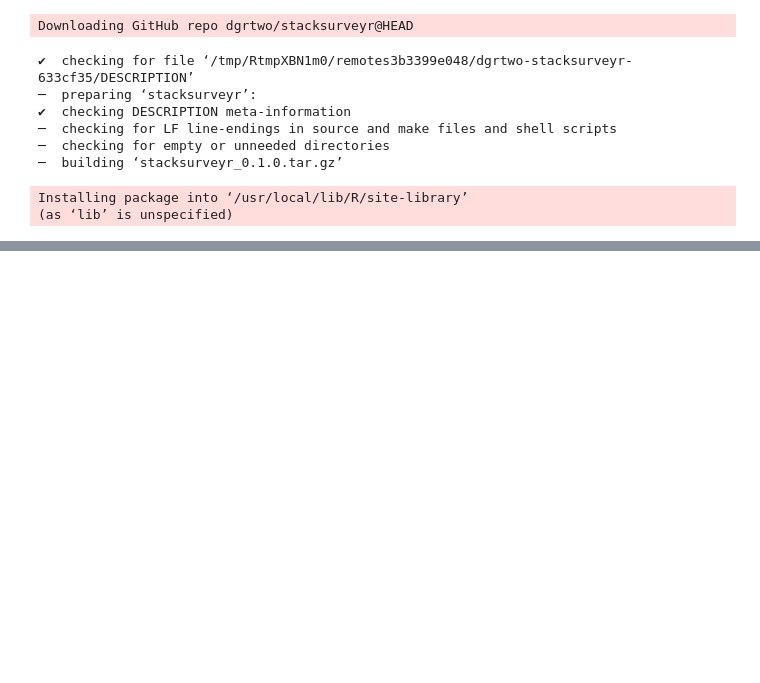
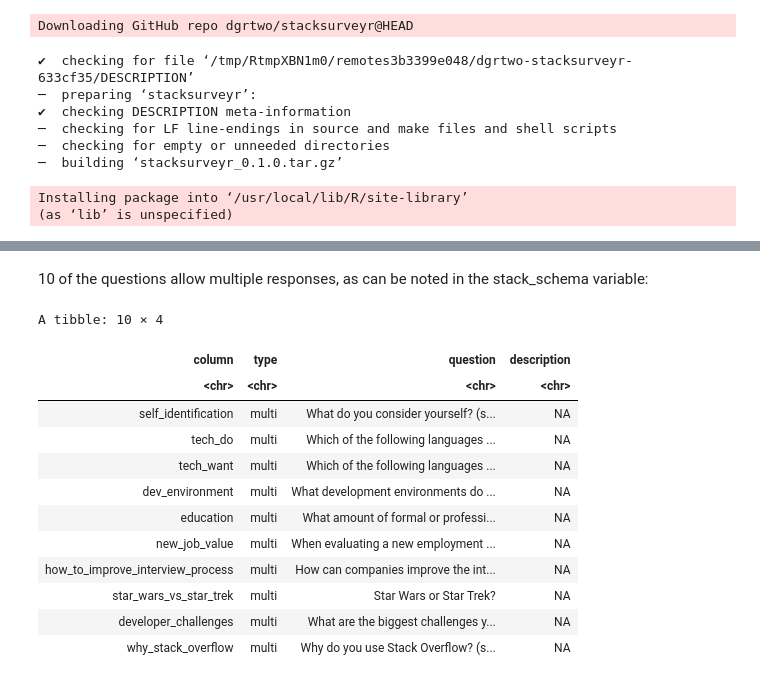
Before and after one commit to patternproject/r.sb.pos.2, a Jupyter notebook: Multiple_Response_v01.ipynb, the cells around one changed output, grey strips where cells are left out. Saved outputs shown, nothing was run; the diff lists cells and outputs as text; code cells hidden in the pictures; blank space fills up the shorter version.

```diff
--- a/Multiple_Response_v01.ipynb
+++ b/Multiple_Response_v01.ipynb
@@ -42,0 +68,19 @@ Installing package into ‘/usr/local/lib/R/site-library’
+# %% [markdown]
+10 of the questions allow multiple responses, as can be noted in the stack_schema variable:
+# %%
+stack_schema %>%
+  filter(type == "multi")
+# %% [output]
+A tibble: 10 × 4
+| column | type | question | description |
+| <chr> | <chr> | <chr> | <chr> |
+| self_identification | multi | What do you consider yourself? (s... | NA |
+| tech_do | multi | Which of the following languages ... | NA |
+| tech_want | multi | Which of the following languages ... | NA |
+| dev_environment | multi | What development environments do ... | NA |
+| education | multi | What amount of formal or professi... | NA |
+| new_job_value | multi | When evaluating a new employment ... | NA |
+| how_to_improve_interview_process | multi | How can companies improve the int... | NA |
+| star_wars_vs_star_trek | multi | Star Wars or Star Trek? | NA |
+| developer_challenges | multi | What are the biggest challenges y... | NA |
+| why_stack_overflow | multi | Why do you use Stack Overflow? (s... | NA |
```
Also changed, not shown: parts of 14 cells of this notebook.
